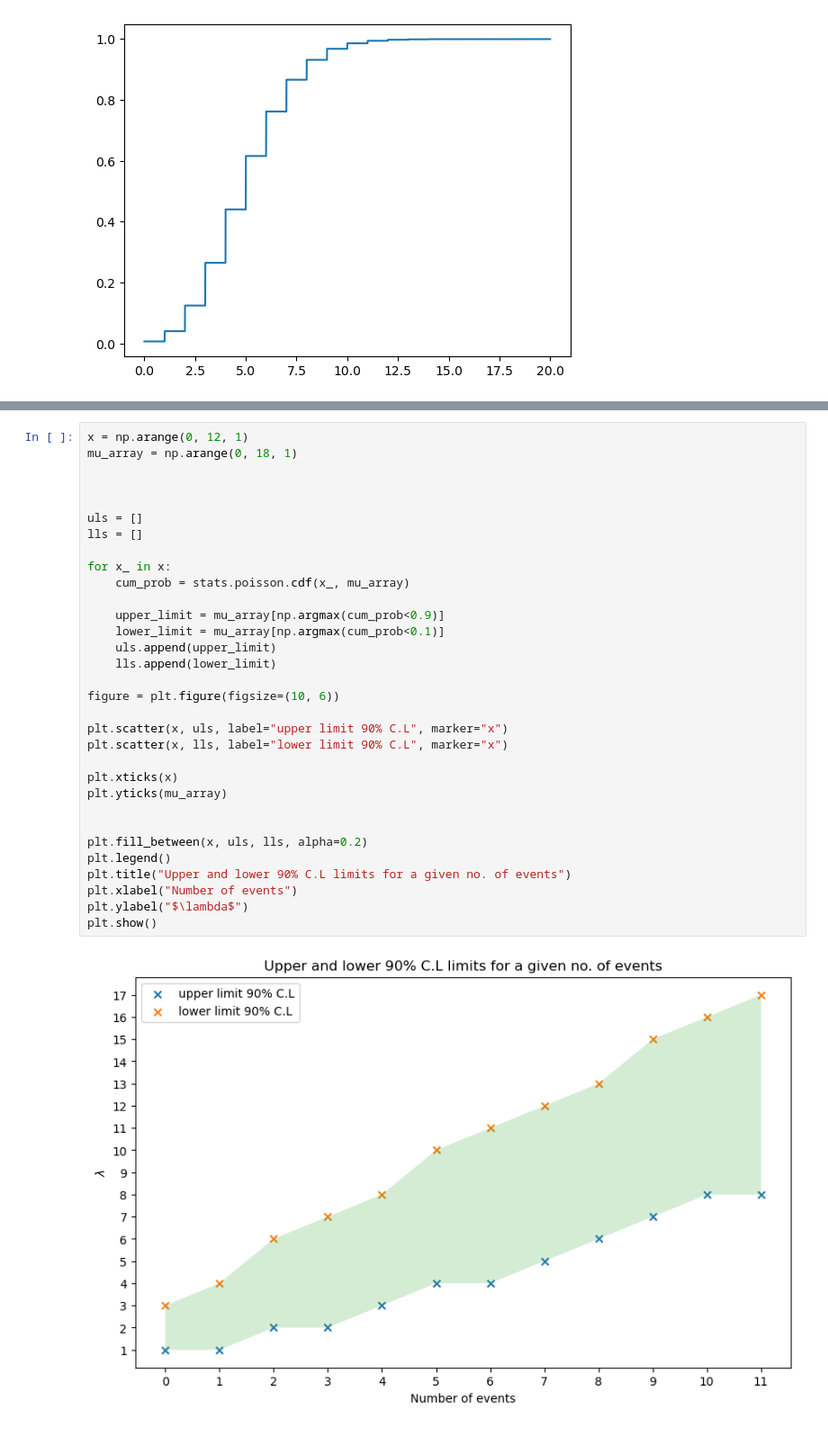
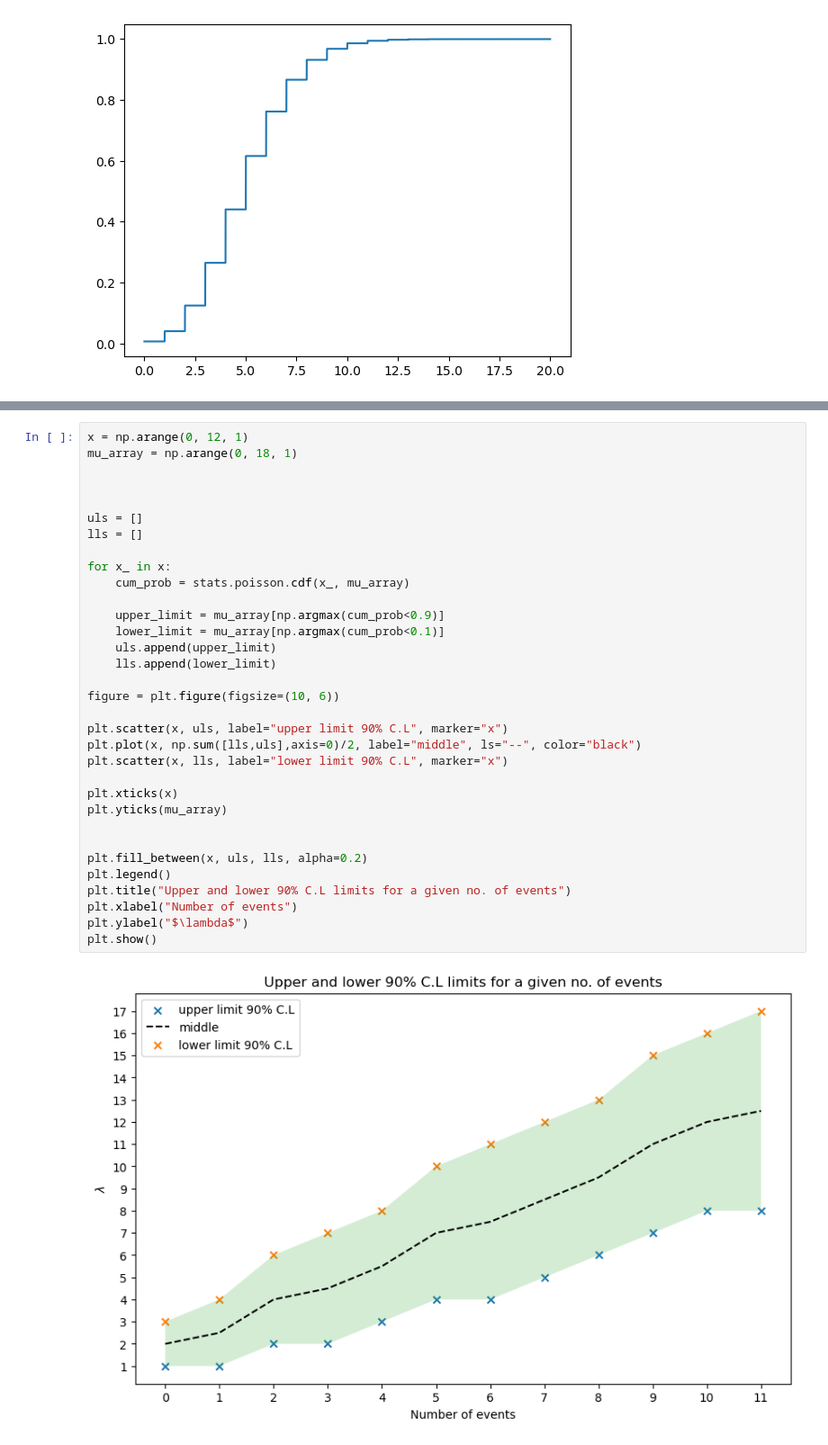
Before and after one commit to aotownsend/StatMethods2022, a Jupyter notebook: submissions/week10/annanay_week10.ipynb, the cells around one changed output, grey strips where cells are left out. Shown at 90% size. Cells and saved outputs as stored; diff of their text form.

```diff
--- a/submissions/week10/annanay_week10.ipynb
+++ b/submissions/week10/annanay_week10.ipynb
@@ -66,34 +67,35 @@ mu_array = np.arange(0, 18, 1)
 
 
 
 uls = []
 lls = []
 
 for x_ in x:
     cum_prob = stats.poisson.cdf(x_, mu_array)
 
     upper_limit = mu_array[np.argmax(cum_prob<0.9)]
     lower_limit = mu_array[np.argmax(cum_prob<0.1)]
     uls.append(upper_limit)
     lls.append(lower_limit)
 
 figure = plt.figure(figsize=(10, 6))
 
 plt.scatter(x, uls, label="upper limit 90% C.L", marker="x")
+plt.plot(x, np.sum([lls,uls],axis=0)/2, label="middle", ls="--", color="black")
 plt.scatter(x, lls, label="lower limit 90% C.L", marker="x")
 
 plt.xticks(x)
 plt.yticks(mu_array)
 
 
 plt.fill_between(x, uls, lls, alpha=0.2)
 plt.legend()
 plt.title("Upper and lower 90% C.L limits for a given no. of events")
 plt.xlabel("Number of events")
 plt.ylabel("$\lambda$")
 plt.show()
 # %% [output]
-[figure, old version]
+[figure, new version]
 # %% [markdown]
 $$p(n;\lambda_{S};\lambda_{B})={\frac{\left(\lambda_{S}+\lambda_{B}\right)^{n}}{n!}}\exp\left(-\left[\lambda_{S}+\lambda_{B}\right]\right)$$
 
```
Also changed, not shown: parts of 7 cells of this notebook.
